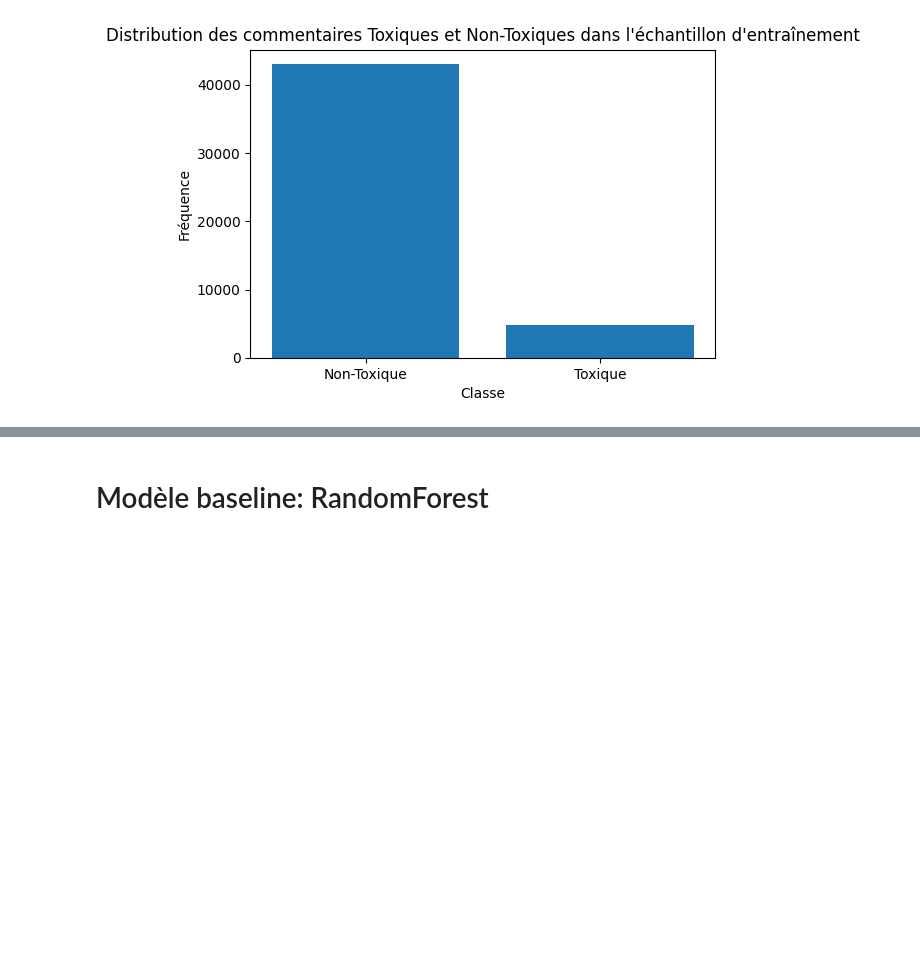
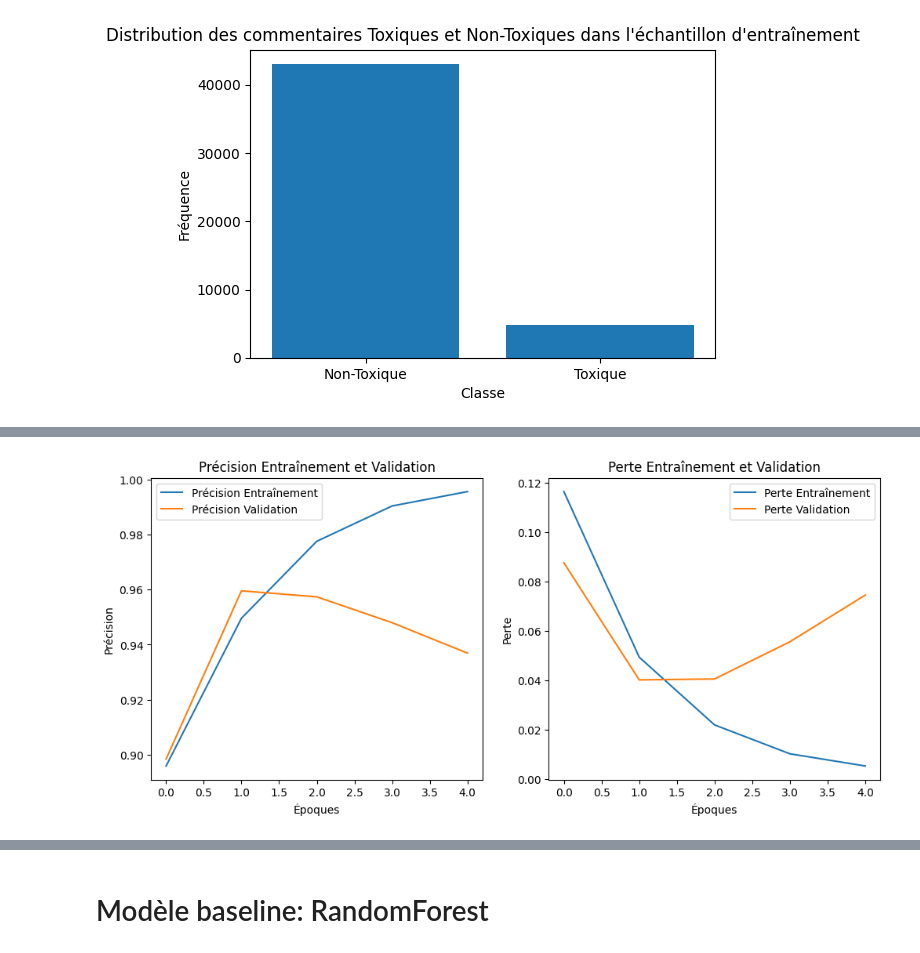
Before and after one commit to Inderivator/NLPToxicCommentCT, a Jupyter notebook: Copie_de_Classification_commentaires_toxiques.ipynb, the cells around one changed output, grey strips where cells are left out. Drawn from its saved outputs; the diff is of its cells as text; code cells hidden in the pictures; blank space fills up the shorter version.

```diff
--- a/Copie_de_Classification_commentaires_toxiques.ipynb
+++ b/Copie_de_Classification_commentaires_toxiques.ipynb
@@ -215,0 +257,19 @@ Proportion de commentaires toxiques dans l'ensemble d'entraînement échantillon
+# %%
+from tensorflow.keras.layers import Input, Embedding, Bidirectional, LSTM, GlobalMaxPool1D, Dense, Dropout
+from tensorflow.keras.models import Model
+from tensorflow.keras.optimizers import Adam
+
+# Construction du modèle
+max_features = len(word_index) + 1  # La taille du vocabulaire est basée sur les données d'entraînement des commentaires
+embed_size = 100  # Taille de l'embedding que vous avez utilisée dans votre code précédent
+
+inp = Input(shape=(max_length,))
+x = Embedding(max_features, embed_size)(inp)
+x = Bidirectional(LSTM(50, return_sequences=True, dropout=0.1, recurrent_dropout=0.1))(x)
+x = GlobalMaxPool1D()(x)
+x = Dense(50, activation="relu")(x)
+x = Dropout(0.1)(x)
+out = Dense(6, activation="sigmoid")(x)  # 6 classes pour les labels toxiques
+model = Model(inputs=inp, outputs=out)
+model.compile(loss='binary_crossentropy', optimizer=Adam(lr=0.001), metrics=['accuracy'])
+model.fit(training_sequences, training_labels, batch_size=32, epochs=2, validation_split=0.1)
@@ -215,0 +321,50 @@ Proportion de commentaires toxiques dans l'ensemble d'entraînement échantillon
+# %%
+from tensorflow.keras.models import Sequential
+from tensorflow.keras.layers import Embedding, LSTM, Dense
+import matplotlib.pyplot as plt
+
+# Construction du modèle
+model = Sequential([
+    Embedding(input_dim=len(word_index) + 1, output_dim=100, input_length=max_length),
+    LSTM(64),
+    Dense(64, activation='relu'),
+    Dense(6, activation='sigmoid')  # Utilisation de 'sigmoid' pour la classification multilabel
+])
+
+model.compile(loss='binary_crossentropy', optimizer='adam', metrics=['accuracy'])
+
+# Entraînement du modèle
+history = model.fit(
+    training_sequences,
+    training_labels,
+    epochs=5,
+    validation_data=(test_sequences, test_labels)
+)
+
+# Évaluation du modèle
+loss, accuracy = model.evaluate(test_sequences, test_labels)
+print(f'Test Loss: {loss:.4f}, Test Accuracy: {accuracy:.4f}')
+
+# Visualisation des résultats
+plt.figure(figsize=(12, 5))
+
+# Précision
+plt.subplot(1, 2, 1)
+plt.plot(history.history['accuracy'], label='Précision Entraînement')
+plt.plot(history.history['val_accuracy'], label='Précision Validation')
+plt.title('Précision Entraînement et Validation')
+plt.xlabel('Époques')
+plt.ylabel('Précision')
+plt.legend()
+
+# Perte
+plt.subplot(1, 2, 2)
+plt.plot(history.history['loss'], label='Perte Entraînement')
+plt.plot(history.history['val_loss'], label='Perte Validation')
+plt.title('Perte Entraînement et Validation')
+plt.xlabel('Époques')
+plt.ylabel('Perte')
+plt.legend()
+
+plt.show()
+# %% [output]
@@ -215,0 +383 @@ Proportion de commentaires toxiques dans l'ensemble d'entraînement échantillon
+[figure, added]
```
Also changed, not shown: parts of 11 cells of this notebook.
